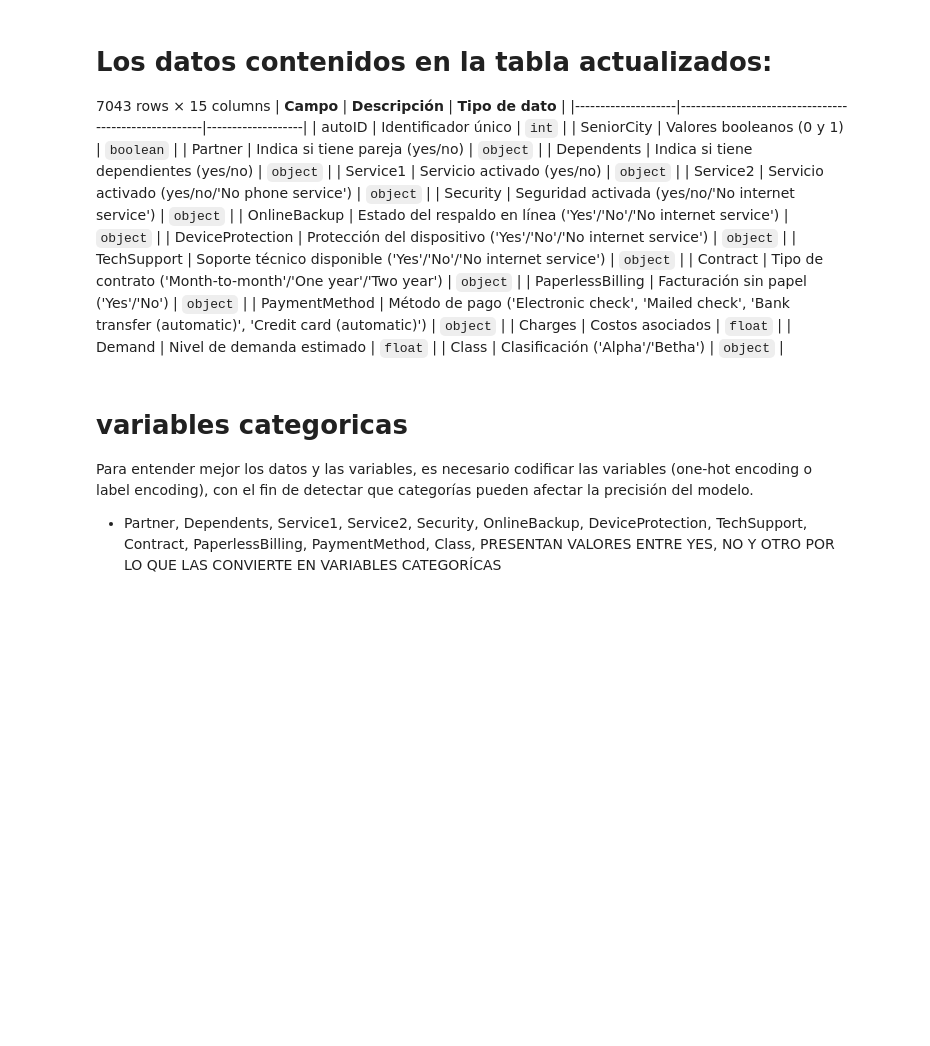
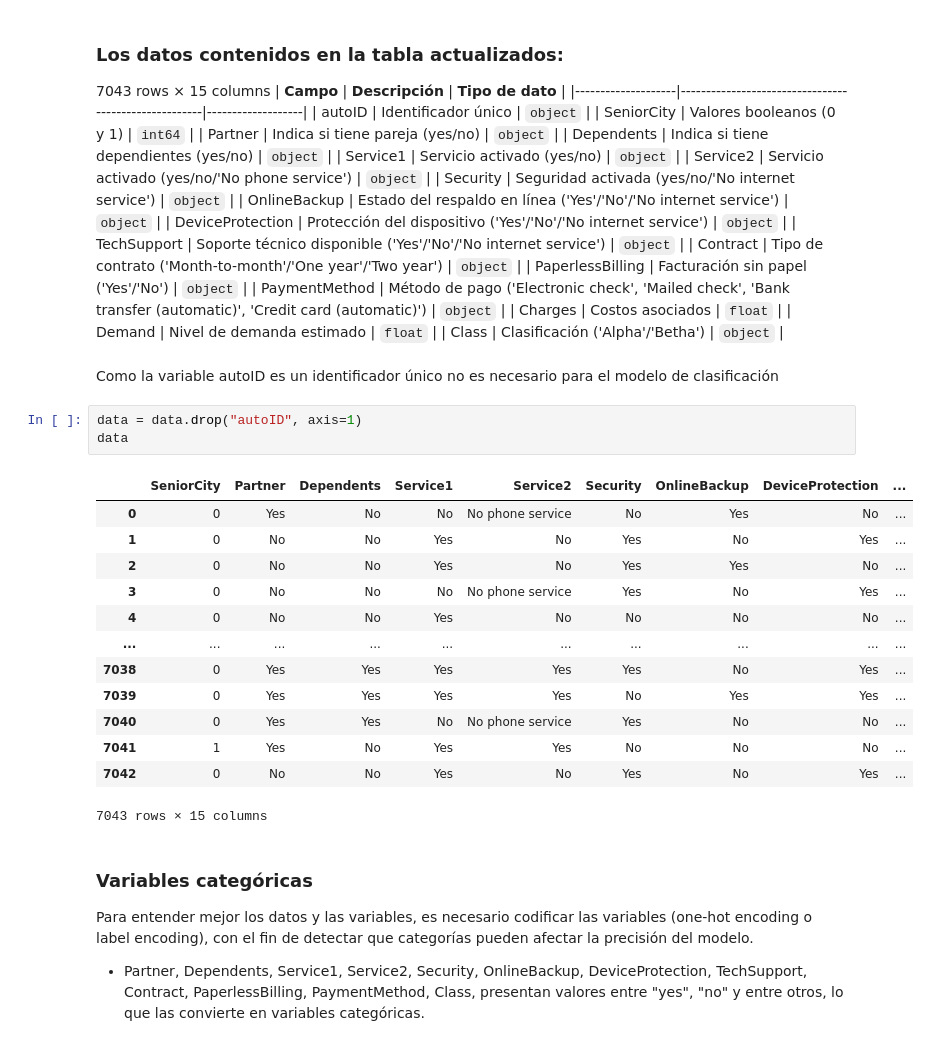
Before and after one commit to acobosolis05/prueba_tecnica_gestor, a Jupyter notebook: code/classification_exercise.ipynb, the cells around one changed output. Drawn from its saved outputs; the diff is of its cells as text; blank space fills up the shorter version.

```diff
--- a/code/classification_exercise.ipynb
+++ b/code/classification_exercise.ipynb
@@ -143,10 +196,10 @@ dtype: int64
 # %% [markdown]
-# Los datos contenidos en la tabla actualizados:
+### Los datos contenidos en la tabla actualizados:
 7043 rows × 15 columns
 | **Campo**          | **Descripción**                                      | **Tipo de dato**  |
 |--------------------|------------------------------------------------------|-------------------|
-| autoID            | Identificador único                                  | `int`            |
-| SeniorCity        | Valores booleanos (0 y 1)                            | `boolean`        |
+| autoID            | Identificador único                                  | `object`            |
+| SeniorCity        | Valores booleanos (0 y 1)                            | `int64`        |
 | Partner          | Indica si tiene pareja (yes/no)                       | `object`         |
 | Dependents        | Indica si tiene dependientes (yes/no)                 | `object`         |
 | Service1         | Servicio activado (yes/no)                             | `object`         |
@@ -161,8 +214,27 @@ dtype: int64
 | Charges        | Costos asociados                                       | `float`            |
 | Demand        | Nivel de demanda estimado                                | `float`            |
 | Class          | Clasificación ('Alpha'/'Betha')                         | `object`         |
+# %% [markdown]
+Como la variable autoID es un identificador único no es necesario para el modelo de clasificación
+# %%
+data = data.drop("autoID", axis=1)
+data
+# %% [output]
+|  | SeniorCity | Partner | Dependents | Service1 | Service2 | Security | OnlineBackup | DeviceProtection | ... |
+| 0 | 0 | Yes | No | No | No phone service | No | Yes | No | ... |
+| 1 | 0 | No | No | Yes | No | Yes | No | Yes | ... |
+| 2 | 0 | No | No | Yes | No | Yes | Yes | No | ... |
+| 3 | 0 | No | No | No | No phone service | Yes | No | Yes | ... |
+| 4 | 0 | No | No | Yes | No | No | No | No | ... |
+| ... | ... | ... | ... | ... | ... | ... | ... | ... | ... |
+| 7038 | 0 | Yes | Yes | Yes | Yes | Yes | No | Yes | ... |
+| 7039 | 0 | Yes | Yes | Yes | Yes | No | Yes | Yes | ... |
+| 7040 | 0 | Yes | Yes | No | No phone service | Yes | No | No | ... |
+| 7041 | 1 | Yes | No | Yes | Yes | No | No | No | ... |
+| 7042 | 0 | No | No | Yes | No | Yes | No | Yes | ... |
+7043 rows × 15 columns
 # %% [markdown]
-# variables categoricas
+### Variables categóricas
 Para entender mejor los datos y las variables, es necesario codificar las variables (one-hot encoding o label encoding), con el fin de detectar que categorías pueden afectar la precisión del modelo.
 
 - Partner,
@@ -176,5 +248,5 @@ TechSupport,
 Contract,
 PaperlessBilling,
 PaymentMethod,
-Class, PRESENTAN VALORES ENTRE YES, NO Y OTRO POR LO QUE LAS CONVIERTE EN VARIABLES CATEGORÍCAS
+Class, presentan valores entre "yes", "no" y entre otros, lo que las convierte en variables categóricas.
 # %%
```
Also changed, not shown: parts of 57 cells of this notebook.
